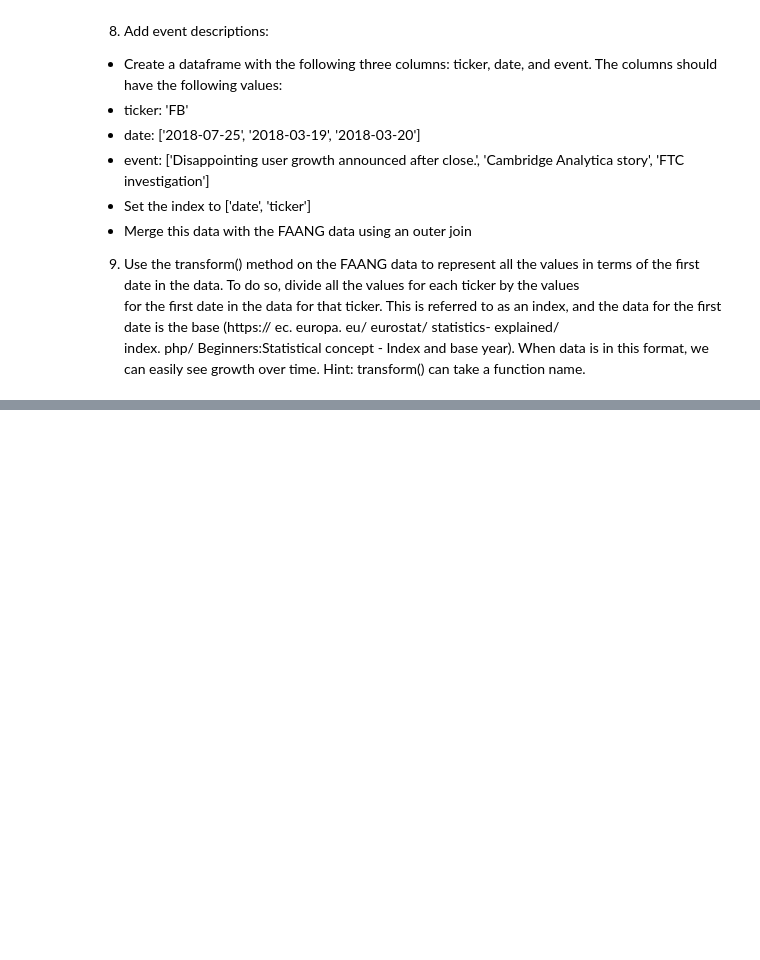
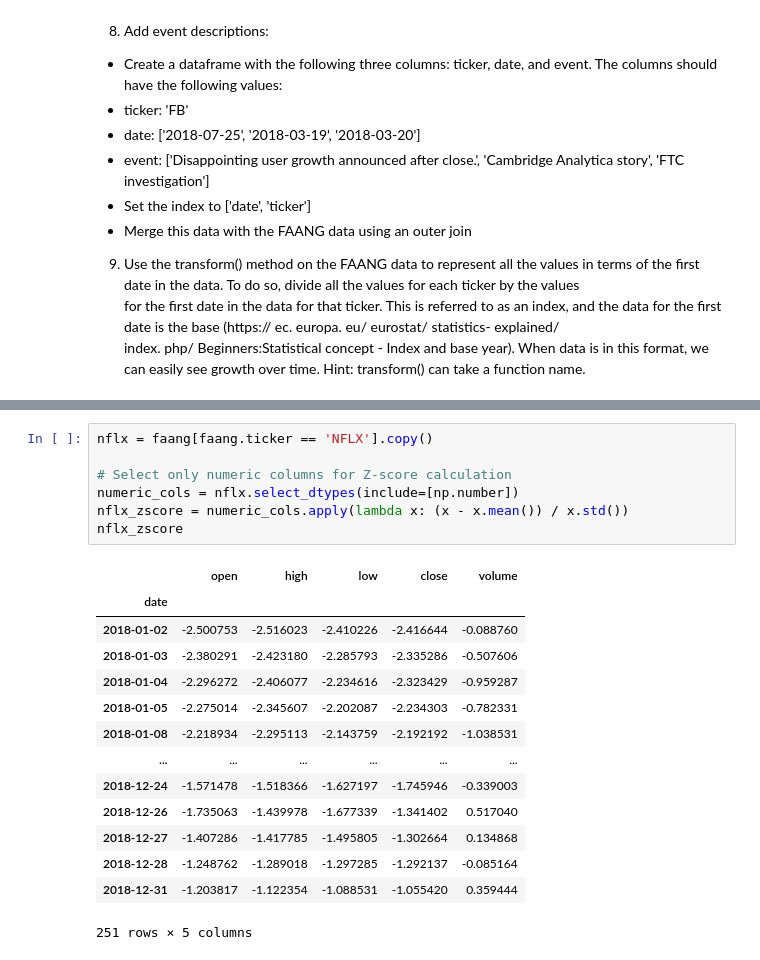
Before and after one commit to qlg-bermudez/CPE-311-Computational-Thinking-with-Python, a Jupyter notebook: HOA 8_1_AggregatingData_with_Pandas.ipynb, the cells around one changed output, grey strips where cells are left out. Saved outputs shown, nothing was run; the diff lists cells and outputs as text; blank space fills up the shorter version.

```diff
--- a/HOA 8_1_AggregatingData_with_Pandas.ipynb
+++ b/HOA 8_1_AggregatingData_with_Pandas.ipynb
@@ -51,0 +164,22 @@ index. php/ Beginners:Statistical concept -  Index and base year). When data is
+# %%
+nflx = faang[faang.ticker == 'NFLX'].copy()
+
+# Select only numeric columns for Z-score calculation
+numeric_cols = nflx.select_dtypes(include=[np.number])
+nflx_zscore = numeric_cols.apply(lambda x: (x - x.mean()) / x.std())
+nflx_zscore
+# %% [output]
+|  | open | high | low | close | volume |
+| date |  |  |  |  |  |
+| 2018-01-02 | -2.500753 | -2.516023 | -2.410226 | -2.416644 | -0.088760 |
+| 2018-01-03 | -2.380291 | -2.423180 | -2.285793 | -2.335286 | -0.507606 |
+| 2018-01-04 | -2.296272 | -2.406077 | -2.234616 | -2.323429 | -0.959287 |
+| 2018-01-05 | -2.275014 | -2.345607 | -2.202087 | -2.234303 | -0.782331 |
+| 2018-01-08 | -2.218934 | -2.295113 | -2.143759 | -2.192192 | -1.038531 |
+| ... | ... | ... | ... | ... | ... |
+| 2018-12-24 | -1.571478 | -1.518366 | -1.627197 | -1.745946 | -0.339003 |
+| 2018-12-26 | -1.735063 | -1.439978 | -1.677339 | -1.341402 | 0.517040 |
+| 2018-12-27 | -1.407286 | -1.417785 | -1.495805 | -1.302664 | 0.134868 |
+| 2018-12-28 | -1.248762 | -1.289018 | -1.297285 | -1.292137 | -0.085164 |
+| 2018-12-31 | -1.203817 | -1.122354 | -1.088531 | -1.055420 | 0.359444 |
+251 rows × 5 columns
```
Also changed, not shown: parts of 9 cells of this notebook.
